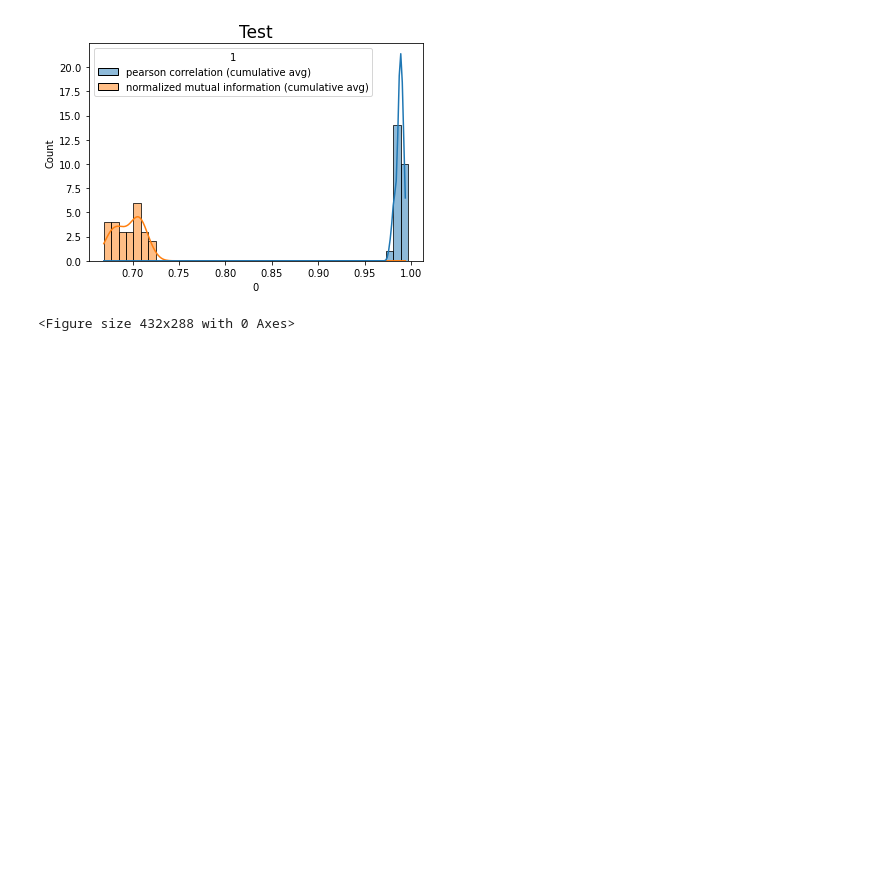
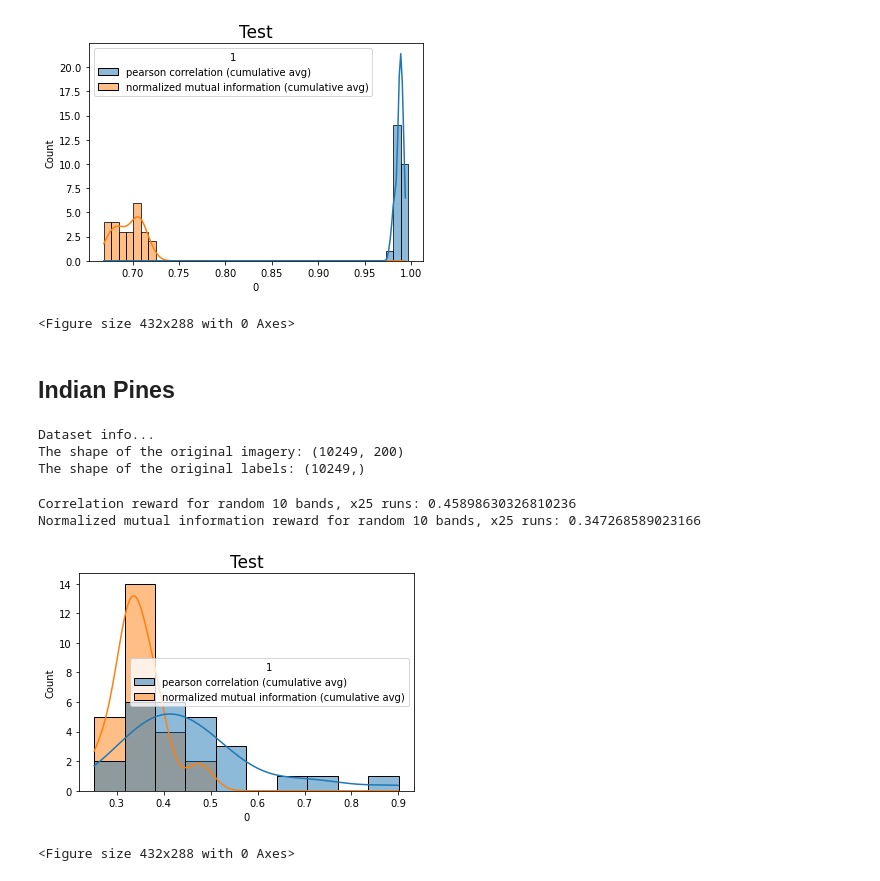
Before and after one commit to romitbarua/HyperSpectralRL, a Jupyter notebook: notebooks/Supervised_baselines.ipynb, the cells around one changed output. Drawn from its saved outputs; the diff is of its cells as text; code cells hidden in the pictures; blank space fills up the shorter version.

```diff
--- a/notebooks/Supervised_baselines.ipynb
+++ b/notebooks/Supervised_baselines.ipynb
@@ -62,10 +62,11 @@ def load_datasets(Dataset, train_val_split=False):
         gt_path = '../data/soil_moisture/gt_labels/*npy'
         gt = np.load(glob.glob(gt_path)[0])
 
-
     if Dataset == 'IN':
-        data_path = 'land_cover_classification/indian_pines/'
-
+        hyper_path = '../data/indian_pines/hyperspectral_imagery/*npy'
+        hyper = np.load(glob.glob(hyper_path)[0])
+        gt_path = '../data/indian_pines/gt_labels/*npy'
+        gt = np.load(glob.glob(gt_path)[0])
 
     if Dataset == 'SO':
         data_path = 'salient_objects_segmentation/HS-SOD/'
@@ -129,0 +133,49 @@ Normalized mutual information reward for random 10 bands, x25 runs: 0.6954682349
+# %% [markdown]
+## Indian Pines
+# %%
+# load data
+
+if do_indian_pines:
+
+    hyper, gt = load_datasets(
+        'IN')
+
+    print('\nDataset info...')
+    print('The shape of the original imagery:', hyper.shape)
+    print('The shape of the original labels:', gt.shape)
+# %% [output]
+Dataset info...
+The shape of the original imagery: (10249, 200)
+The shape of the original labels: (10249,)
+# %%
+# rewards
+
+if do_indian_pines:
+    num_runs = 25
+
+    correlations = []
+    for i in range(num_runs):
+        correlations.append(calculate_correlations(hyper, num_bands_originally=hyper.shape[-1], num_bands_kept=10))
+    print(f'\nCorrelation reward for random 10 bands, x{num_runs} runs:', np.mean(correlations))
+
+    mis = []
+    for i in range(num_runs):
+        mis.append(calculate_mutual_infos(hyper, num_bands_originally=hyper.shape[-1], num_bands_kept=10))
+    print(f'Normalized mutual information reward for random 10 bands, x{num_runs} runs:', np.mean(mis))
+
+    # plot rewards
+    a_string = ['pearson correlation (cumulative avg)'] * len(correlations)
+    b_string = ['normalized mutual information (cumulative avg)'] * len(mis)
+    strings = a_string + b_string
+    pd_df = pd.DataFrame([correlations+mis, strings]).T
+    pd_df[0] = pd_df[0].astype(float, copy=True)
+    sns.histplot(data=pd_df, bins=10, x=0, hue=1, kde=True)
+    plt.title(f'Test', fontsize=17)
+    #plt.xlim([0,1])
+    plt.show()
+    plt.figure()
+# %% [output]
+Correlation reward for random 10 bands, x25 runs: 0.45898630326810236
+Normalized mutual information reward for random 10 bands, x25 runs: 0.347268589023166
+[figure, added]
+<Figure size 432x288 with 0 Axes>
```
Also changed, not shown: parts of 5 cells of this notebook, 1 other file.
